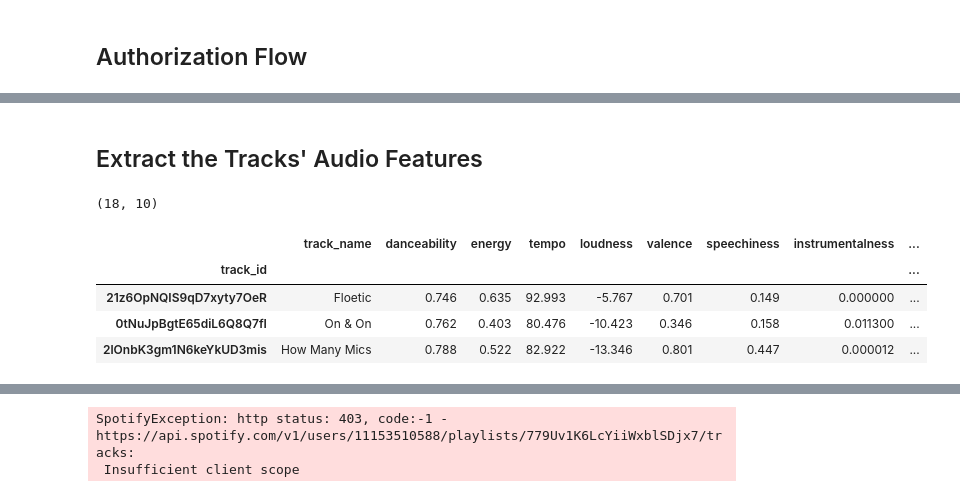
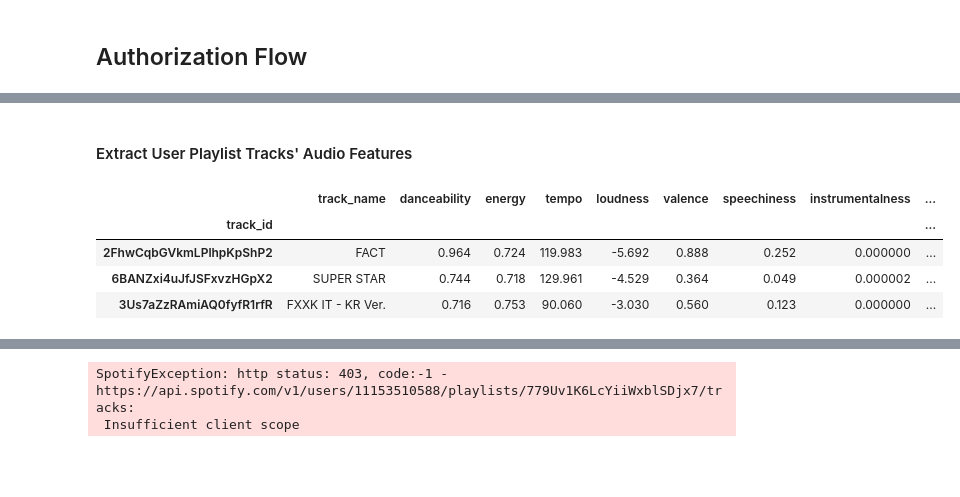
Before and after one commit to trustinyoon/Spotify-Data-Analysis, a Jupyter notebook: Spotify_Data_Manipulation_Python.ipynb, the cells around one changed output, grey strips where cells are left out. Saved outputs shown, nothing was run; the diff lists cells and outputs as text; code cells hidden in the pictures; blank space fills up the shorter version.

```diff
--- a/Spotify_Data_Manipulation_Python.ipynb
+++ b/Spotify_Data_Manipulation_Python.ipynb
@@ -255,6 +251,3 @@ def fetch_playlist_tracks(sp, username, playlist_id):
     # Create the final df
     df_playlists_tracks = pd.DataFrame({"track_id":track_id, "track_name": track_name})
     return df_playlists_tracks
-# %%
-playlist_id = '0oC7KjO0OYwBZ7fGHRZDqs'
-fetch_playlist_tracks(sp, username, playlist_id)
@@ -279,5 +258,5 @@ fetch_playlist_tracks(sp, username, playlist_id)
 # %% [markdown]
-## Extract the Tracks' Audio Features
+#### Extract User Playlist Tracks' Audio Features
 # %%
 def fetch_audio_features(sp, username, playlist_id):
     playlist = fetch_playlist_tracks(sp, username, playlist_id)
@@ -306,13 +285,12 @@ def fetch_audio_features(sp, username, playlist_id):
 
     return df_playlist_audio_features
 # %%
-df = fetch_audio_features(sp, username, playlist_id)
-display(df.shape)
+#testing
+df = fetch_audio_features(sp,username,"0V4FzMOSwDfXefUZMfB5ou")
 df.head(3)
 # %% [output]
-(18, 10)
 |  | track_name | danceability | energy | tempo | loudness | valence | speechiness | instrumentalness | ... |
 | track_id |  |  |  |  |  |  |  |  | ... |
-| 21z6OpNQIS9qD7xyty7OeR | Floetic | 0.746 | 0.635 | 92.993 | -5.767 | 0.701 | 0.149 | 0.000000 | ... |
-| 0tNuJpBgtE65diL6Q8Q7fI | On & On | 0.762 | 0.403 | 80.476 | -10.423 | 0.346 | 0.158 | 0.011300 | ... |
-| 2lOnbK3gm1N6keYkUD3mis | How Many Mics | 0.788 | 0.522 | 82.922 | -13.346 | 0.801 | 0.447 | 0.000012 | ... |
+| 2FhwCqbGVkmLPlhpKpShP2 | FACT | 0.964 | 0.724 | 119.983 | -5.692 | 0.888 | 0.252 | 0.000000 | ... |
+| 6BANZxi4uJfJSFxvzHGpX2 | SUPER STAR | 0.744 | 0.718 | 129.961 | -4.529 | 0.364 | 0.049 | 0.000002 | ... |
+| 3Us7aZzRAmiAQ0fyfR1rfR | FXXK IT - KR Ver. | 0.716 | 0.753 | 90.060 | -3.030 | 0.560 | 0.123 | 0.000000 | ... |
```
Also changed, not shown: parts of 71 cells of this notebook.
